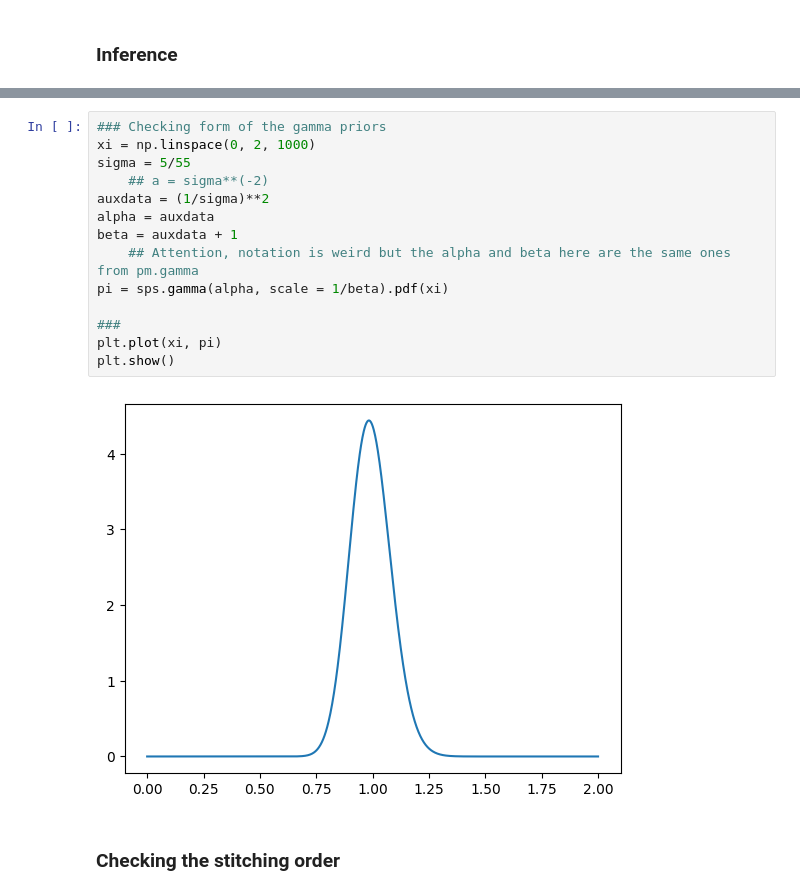
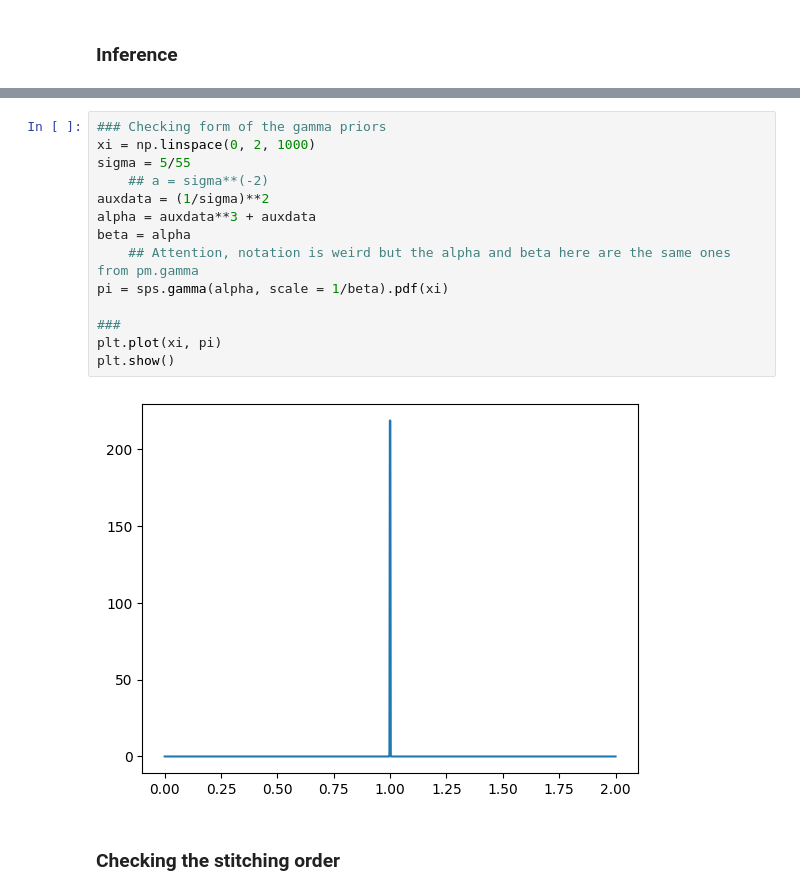
Before and after one commit to malin-horstmann/bayesian_pyhf, a Jupyter notebook: PPC/priors.ipynb, the cells around one changed output, grey strips where cells are left out. Saved outputs shown, nothing was run; the diff lists cells and outputs as text.

```diff
--- a/PPC/priors.ipynb
+++ b/PPC/priors.ipynb
@@ -346,19 +345,19 @@ plt.savefig(f'PPC_Dummy.pdf')
 # %%
 ### Checking form of the gamma priors
 xi = np.linspace(0, 2, 1000)
 sigma = 5/55
     ## a = sigma**(-2)
 auxdata = (1/sigma)**2
-alpha = auxdata
-beta = auxdata + 1
+alpha = auxdata**3 + auxdata
+beta = alpha
     ## Attention, notation is weird but the alpha and beta here are the same ones from pm.gamma
 pi = sps.gamma(alpha, scale = 1/beta).pdf(xi)
 
 ###
 plt.plot(xi, pi)
 plt.show()
 # %% [output]
-[figure, old version]
+[figure, new version]
 # %% [markdown]
 ### Checking the stitching order
 # %%
```
Also changed, not shown: parts of 2 cells of this notebook.
